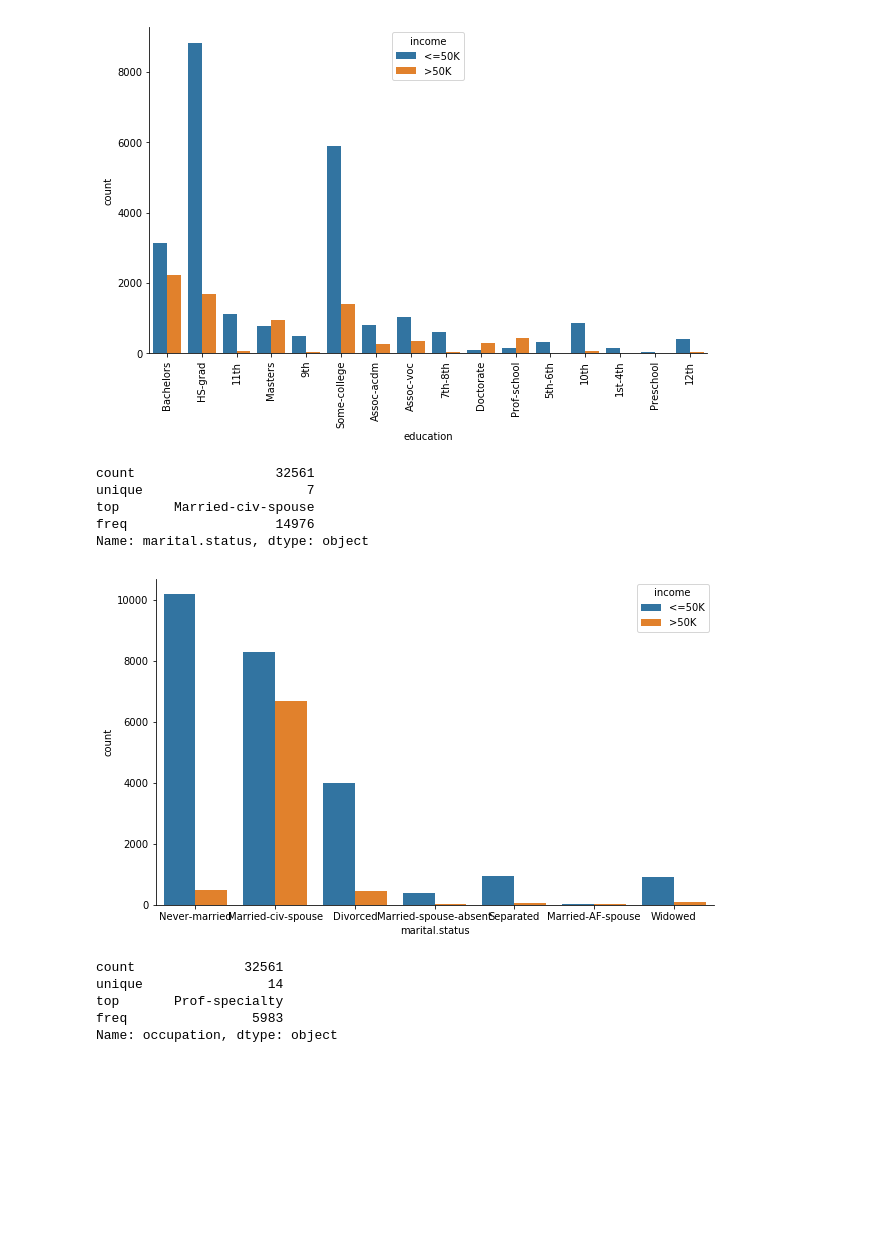
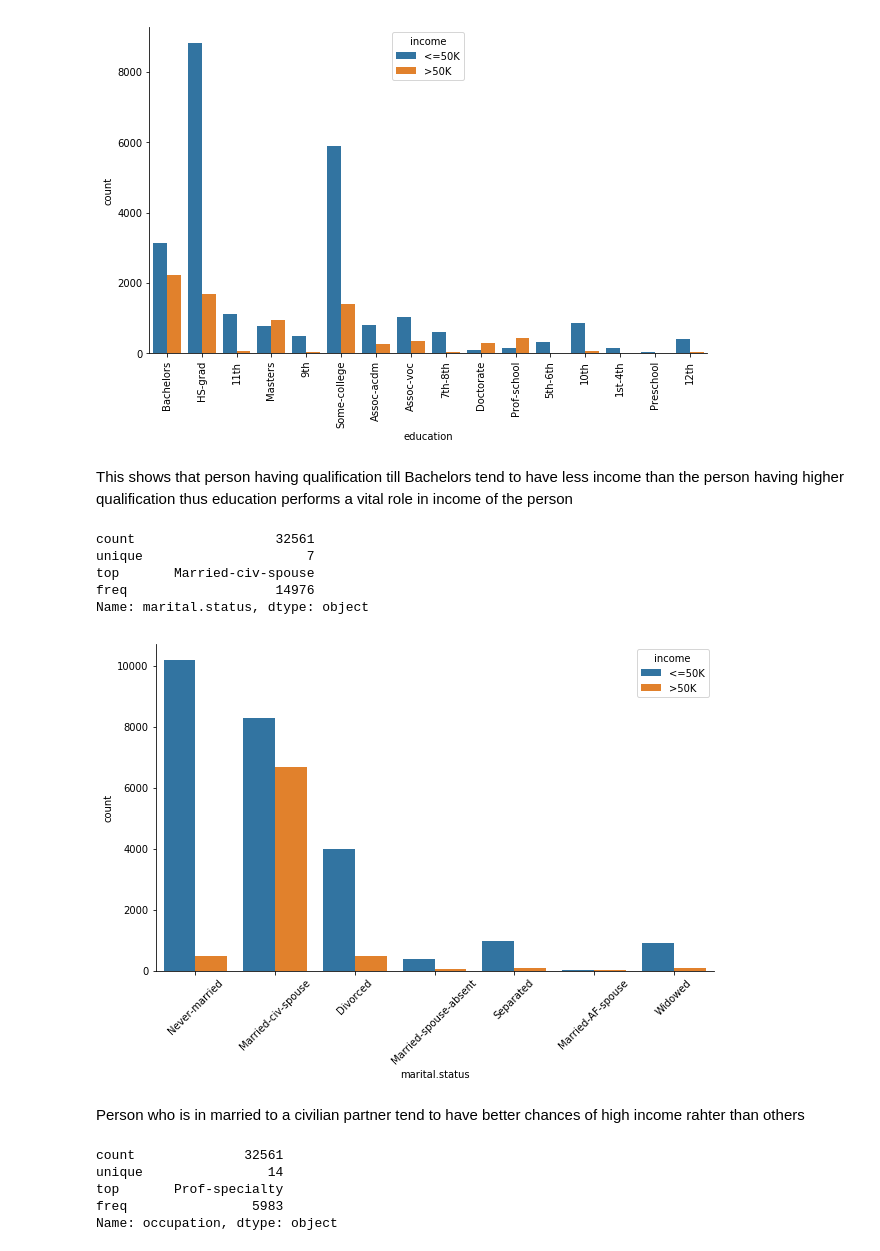
Before and after one commit to ankit-chhikara/finalreport, a Jupyter notebook: usa census.ipynb, the cells around one changed output. Saved outputs shown, nothing was run; the diff lists cells and outputs as text; code cells hidden in the pictures; blank space fills up the shorter version.

```diff
--- a/usa census.ipynb
+++ b/usa census.ipynb
@@ -269,6 +271,9 @@ chart.set_xticklabels(chart.get_xticklabels(), rotation=90)
 sns.despine()
 # %% [output]
 [figure]
+# %% [markdown]
+This shows that person having qualification till Bachelors tend to  have less income than the person having higher qualification
+thus education performs a vital role in income of the person
 # %%
 #for marital status
 df["marital.status"].describe()
@@ -281,10 +286,13 @@ Name: marital.status, dtype: object
 # %%
 fig = plt.figure(figsize=(10,6))
 
-sns.countplot('marital.status', hue='income', data=df)
+chart=sns.countplot('marital.status', hue='income', data=df)
+chart.set_xticklabels(chart.get_xticklabels(), rotation=45)
 sns.despine()
 # %% [output]
-[figure, old version]
+[figure, new version]
+# %% [markdown]
+Person who is in married to a civilian partner tend to have better chances of high income rahter than others
 # %%
 #for occupation
 df["occupation"].describe()
```
Also changed, not shown: parts of 22 cells of this notebook.
